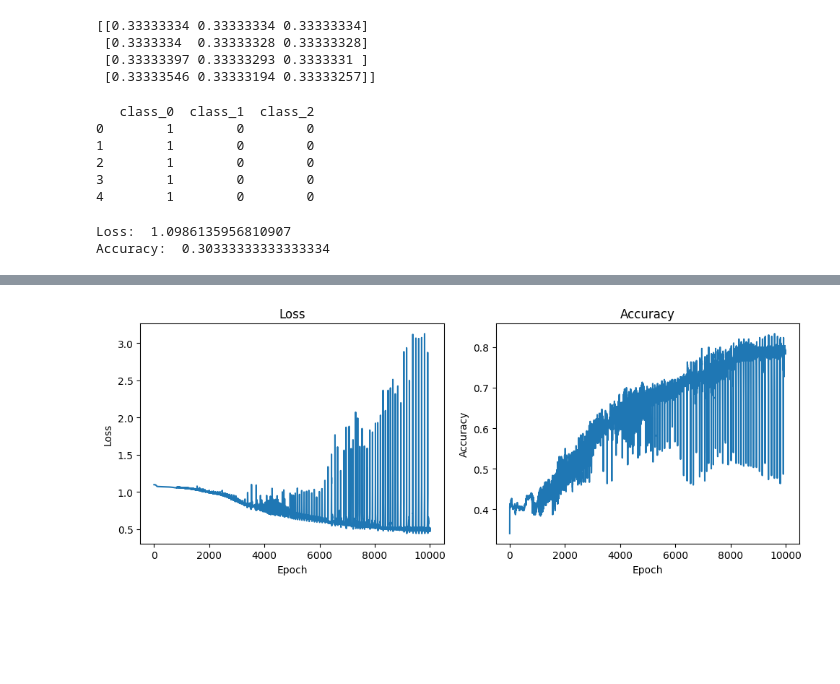
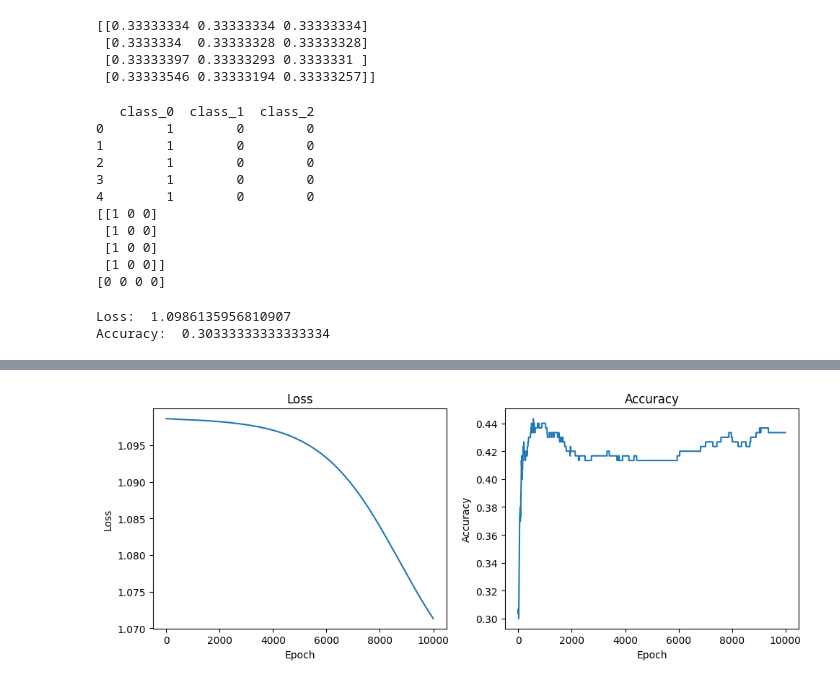
Before and after one commit to Bansnetsajak007/coreMachineLearningandDeepLearning, a Jupyter notebook: DeepLearning/NeuralNetworkFromStratch/AnnStratch.ipynb, the cells around one changed output, grey strips where cells are left out. Drawn from its saved outputs; the diff is of its cells as text; code cells hidden in the pictures; blank space fills up the shorter version.

```diff
--- a/DeepLearning/NeuralNetworkFromStratch/AnnStratch.ipynb
+++ b/DeepLearning/NeuralNetworkFromStratch/AnnStratch.ipynb
@@ -200,6 +243,8 @@ print(a_2[:4])
 y_one_hot = pd.get_dummies(y, prefix='class').astype(int)
 print(y_one_hot.head())
 y_true_matrix = np.array(y_one_hot)
+print(y_true_matrix[:4])
+print(y[:4])
 # %% [output]
    class_0  class_1  class_2
 0        1        0        0
@@ -207,6 +252,11 @@ y_true_matrix = np.array(y_one_hot)
 2        1        0        0
 3        1        0        0
 4        1        0        0
+[[1 0 0]
+ [1 0 0]
+ [1 0 0]
+ [1 0 0]]
+[0 0 0 0]
 # %%
 loss = Loss()
 avg_loss = loss.calculate(a_2,y_true_matrix)
@@ -286,7 +336,7 @@ After basckward pass
 #full pipeline with vanilla optimizer
 
 import matplotlib.pyplot as plt
-
+X, y = spiral_data(samples=100, classes=3)
 losses = []
 accuracies = []
 
@@ -296,7 +346,7 @@ activation1 = Activation_ReLU()
 dense2 = DenseLayer(64,3)
 
 loss_activation = ACtivation_softmax_Loss_CategoricalCrossentropy()
-optimizer = VanillaOptimizer(learning_rate=1)
+optimizer = VanillaOptimizer()
 
 #training loop
 for epoch in range(10001):
@@ -368,4 +418,4 @@ epoch: 10000, loss: 0.472, accuracy: 0.790
-[figure, old version]
+[figure, new version]
 # %%
 #full pipeline with learning rate decay optimizer
 
```
Also changed, not shown: parts of 4 cells of this notebook, 1 other file.
